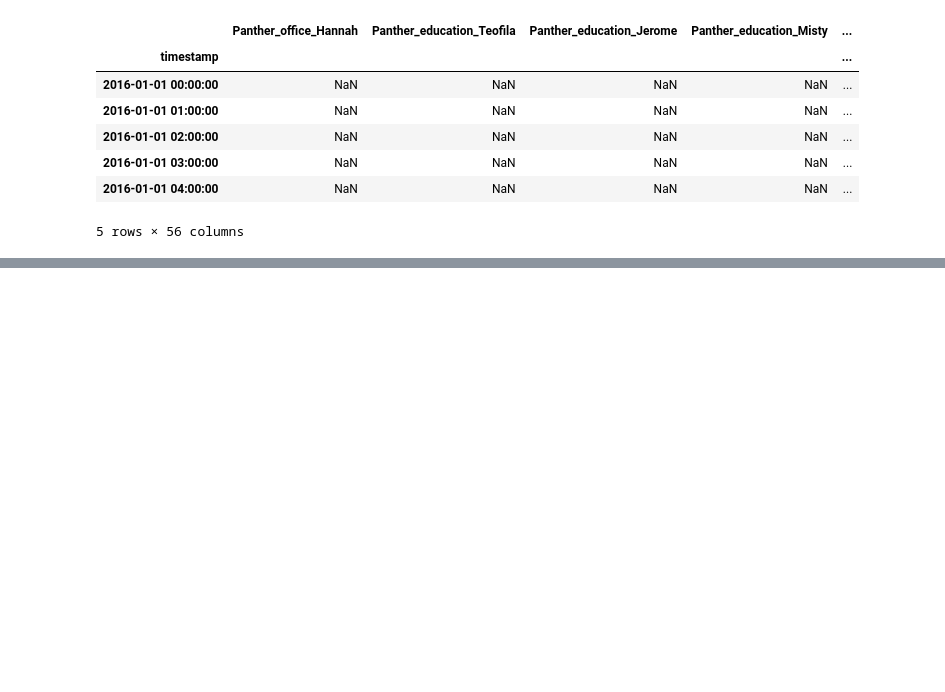
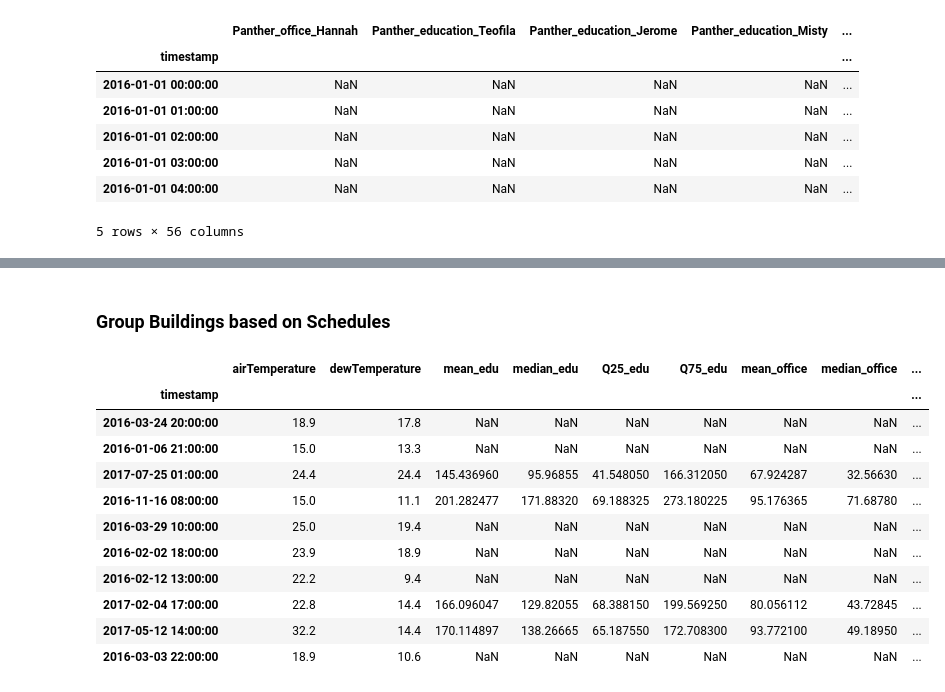
Before and after one commit to danieluyere/Data-Analysis-Practice, a Jupyter notebook: Building-Data-Genome-Project/1-data-analysis.ipynb, the cells around one changed output, grey strips where cells are left out. Saved outputs shown, nothing was run; the diff lists cells and outputs as text; code cells hidden in the pictures; blank space fills up the shorter version.

```diff
--- a/Building-Data-Genome-Project/1-data-analysis.ipynb
+++ b/Building-Data-Genome-Project/1-data-analysis.ipynb
@@ -205,0 +205,26 @@ analysis_df.sample(10)
+# %% [markdown]
+### Group Buildings based on Schedules
+# %%
+analysis_df['year'] = analysis_df.index.year
+analysis_df['hour'] = analysis_df.index.hour
+analysis_df['weekday'] = analysis_df.index.weekday
+analysis_df['day_name'] = analysis_df.index.day_name()
+analysis_df['is_weekend'] = analysis_df['weekday'] >= 5
+
+# infer periods where building is mostly likely occupied
+analysis_df['is_occupied'] = (~analysis_df['is_weekend']) & (analysis_df['hour'].between(8, 17))
+
+analysis_df.sample(10)
+# %% [output]
+|  | airTemperature | dewTemperature | mean_edu | median_edu | Q25_edu | Q75_edu | mean_office | median_office | ... |
+| timestamp |  |  |  |  |  |  |  |  | ... |
+| 2016-03-24 20:00:00 | 18.9 | 17.8 | NaN | NaN | NaN | NaN | NaN | NaN | ... |
+| 2016-01-06 21:00:00 | 15.0 | 13.3 | NaN | NaN | NaN | NaN | NaN | NaN | ... |
+| 2017-07-25 01:00:00 | 24.4 | 24.4 | 145.436960 | 95.96855 | 41.548050 | 166.312050 | 67.924287 | 32.56630 | ... |
+| 2016-11-16 08:00:00 | 15.0 | 11.1 | 201.282477 | 171.88320 | 69.188325 | 273.180225 | 95.176365 | 71.68780 | ... |
+| 2016-03-29 10:00:00 | 25.0 | 19.4 | NaN | NaN | NaN | NaN | NaN | NaN | ... |
+| 2016-02-02 18:00:00 | 23.9 | 18.9 | NaN | NaN | NaN | NaN | NaN | NaN | ... |
+| 2016-02-12 13:00:00 | 22.2 | 9.4 | NaN | NaN | NaN | NaN | NaN | NaN | ... |
+| 2017-02-04 17:00:00 | 22.8 | 14.4 | 166.096047 | 129.82055 | 68.388150 | 199.569250 | 80.056112 | 43.72845 | ... |
+| 2017-05-12 14:00:00 | 32.2 | 14.4 | 170.114897 | 138.26665 | 65.187550 | 172.708300 | 93.772100 | 49.18950 | ... |
+| 2016-03-03 22:00:00 | 18.9 | 10.6 | NaN | NaN | NaN | NaN | NaN | NaN | ... |
```
Also changed, not shown: parts of 9 cells of this notebook.
